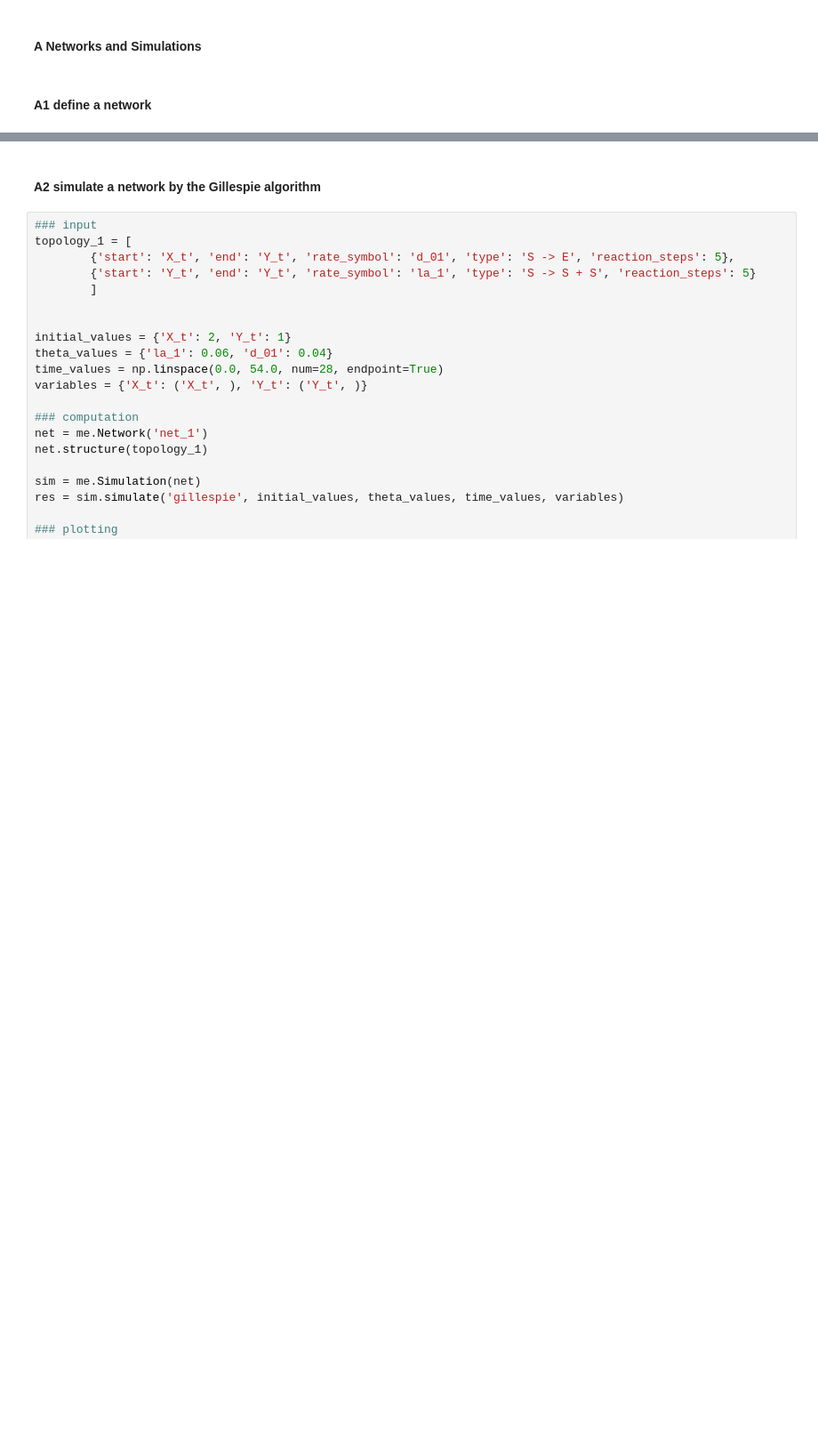
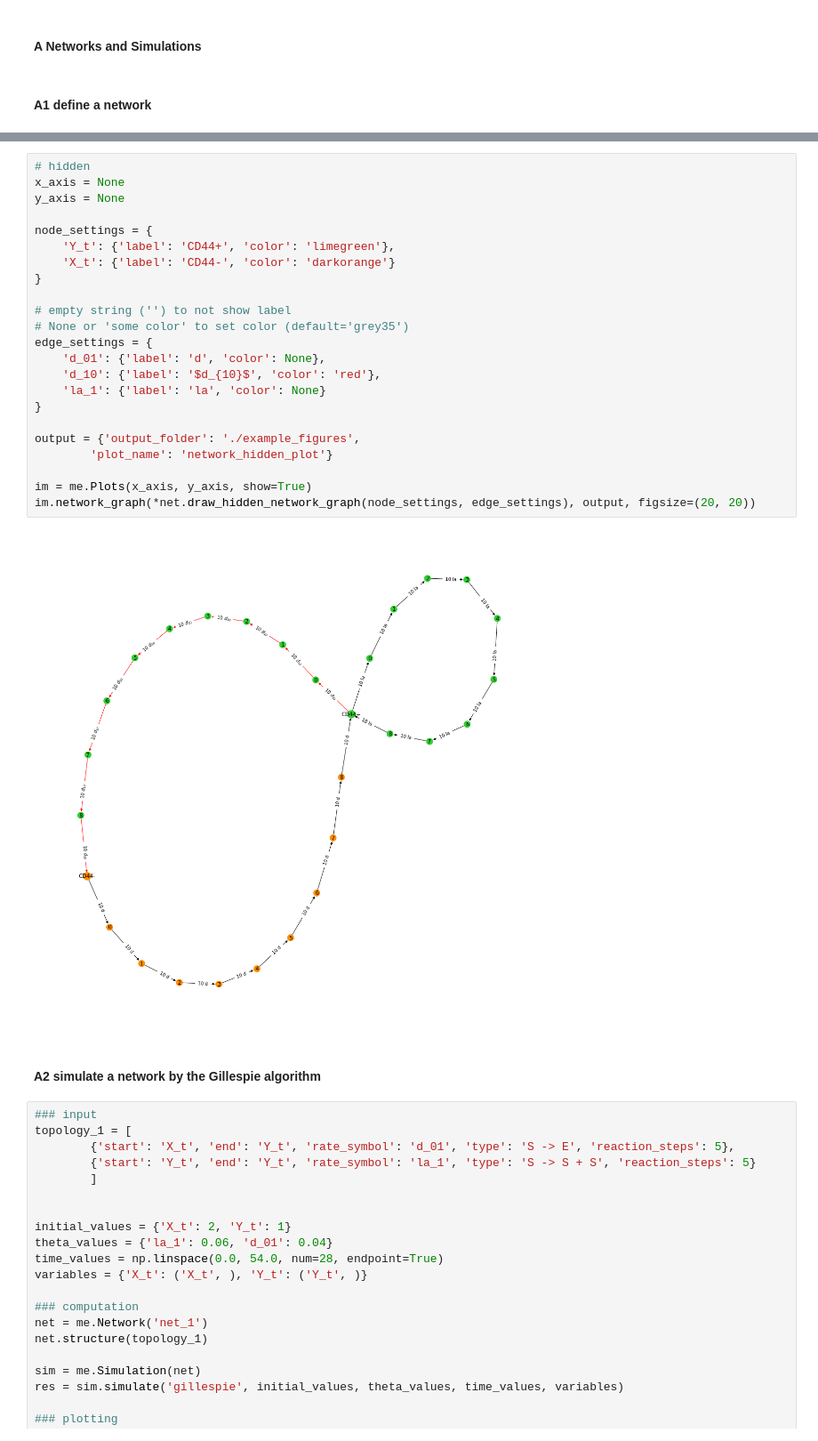
Before and after one commit to mauricelanghinrichs/memocell, a Jupyter notebook: examples/examples.ipynb, the cells around one changed output, grey strips where cells are left out. Shown at 89% size. Drawn from its saved outputs; the diff is of its cells as text; blank space fills up the shorter version.

```diff
--- a/examples/examples.ipynb
+++ b/examples/examples.ipynb
@@ -115,3 +102,28 @@ net_1
+# %%
+# hidden
+x_axis = None
+y_axis = None
+
+node_settings = {
+    'Y_t': {'label': 'CD44+', 'color': 'limegreen'},
+    'X_t': {'label': 'CD44-', 'color': 'darkorange'}
+}
+
+# empty string ('') to not show label
+# None or 'some color' to set color (default='grey35')
+edge_settings = {
+    'd_01': {'label': 'd', 'color': None},
+    'd_10': {'label': '$d_{10}$', 'color': 'red'},
+    'la_1': {'label': 'la', 'color': None}
+}
+
+output = {'output_folder': './example_figures',
+        'plot_name': 'network_hidden_plot'}
+
+im = me.Plots(x_axis, y_axis, show=True)
+im.network_graph(*net.draw_hidden_network_graph(node_settings, edge_settings), output, figsize=(20, 20))
+# %% [output]
+[figure, added]
 # %% [markdown]
 #### A2 simulate a network by the Gillespie algorithm
 # %%
```
Also changed, not shown: parts of 13 cells of this notebook, 20 other files.
